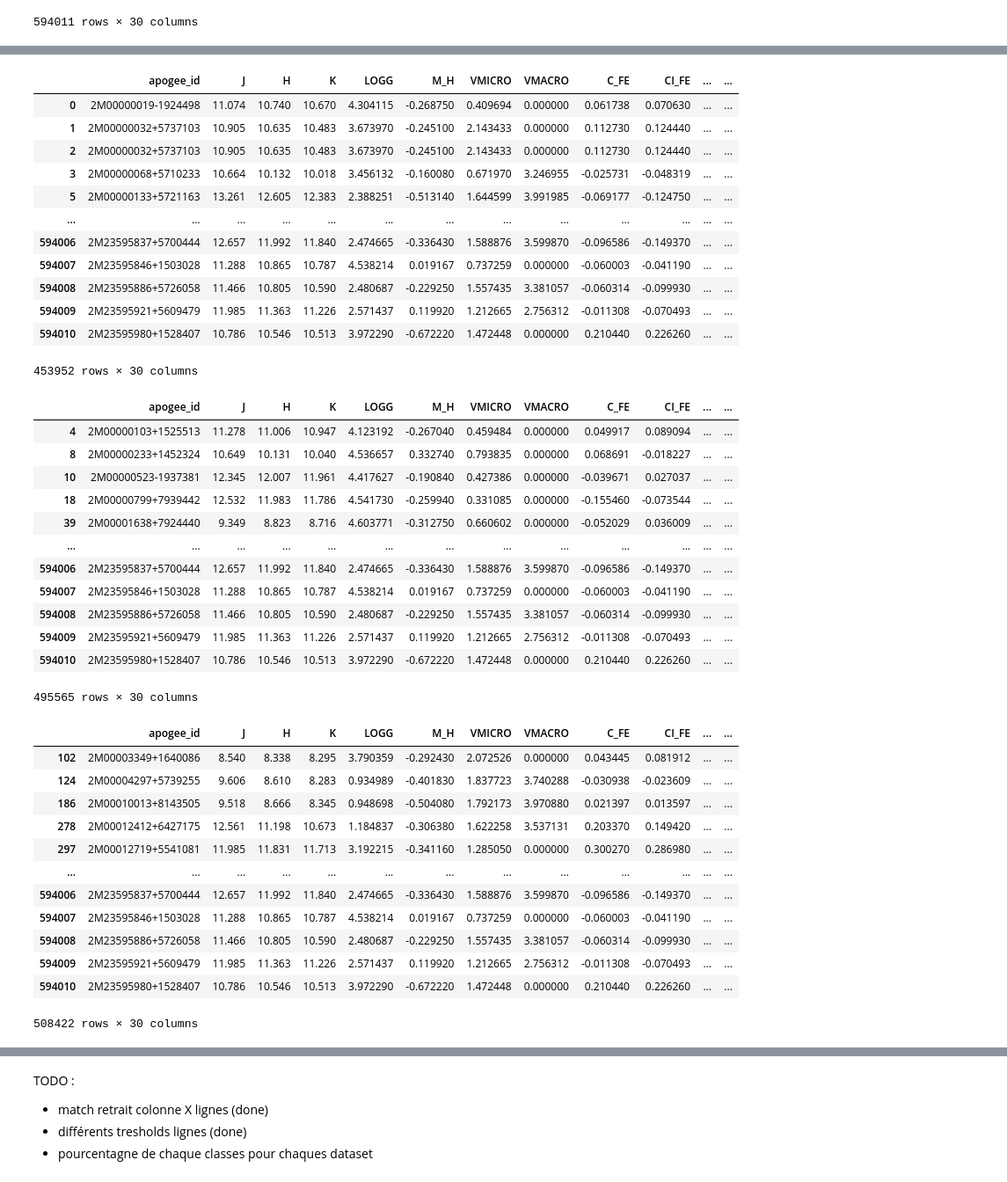
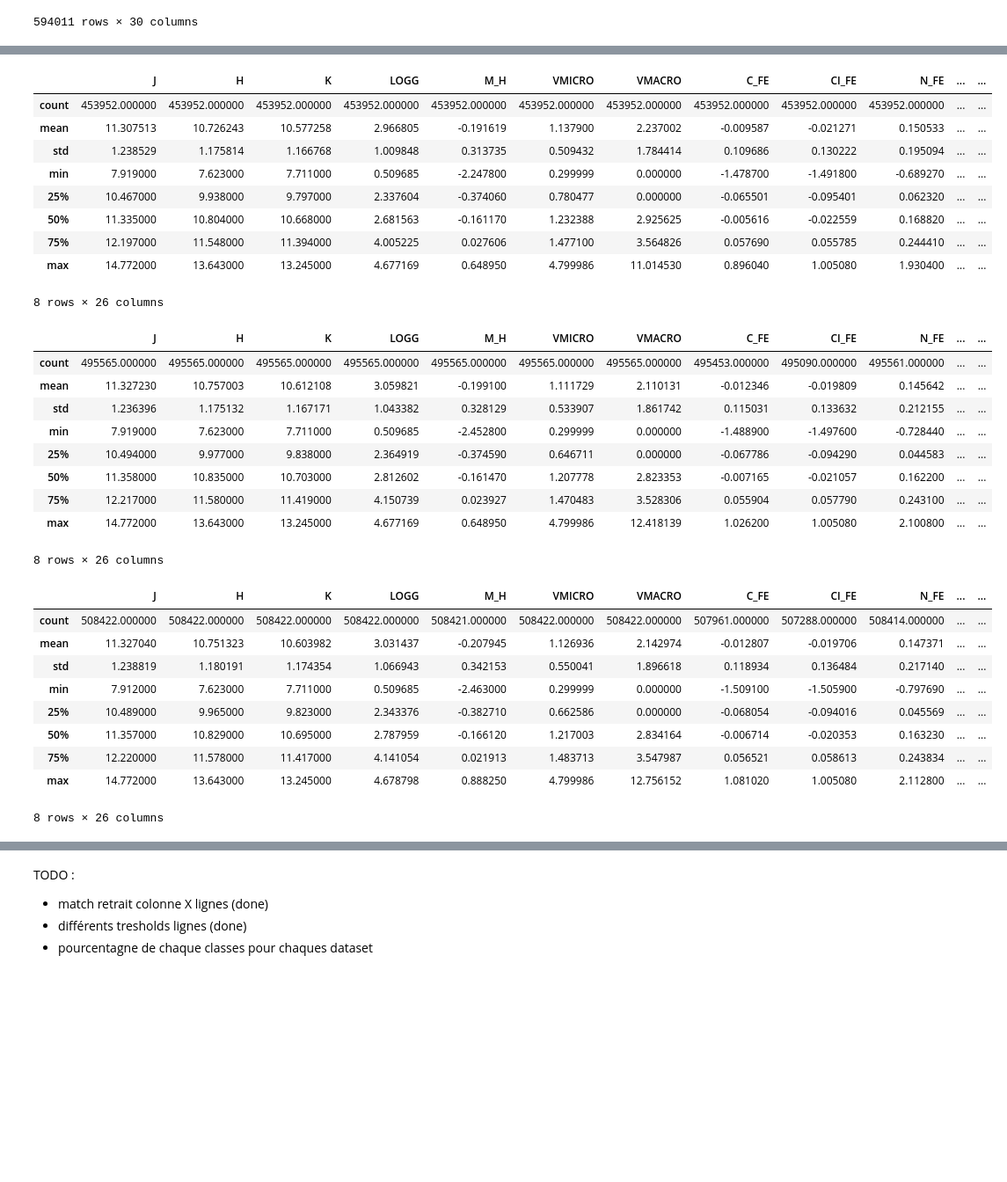
Before and after one commit to astrodeepnet/students-project-2024, a Jupyter notebook: Stats_Chemicals.ipynb, the cells around one changed output, grey strips where cells are left out. Shown at 88% size. Saved outputs shown, nothing was run; the diff lists cells and outputs as text; code cells hidden in the pictures; blank space fills up the shorter version.

```diff
--- a/Stats_Chemicals.ipynb
+++ b/Stats_Chemicals.ipynb
@@ -26,5 +26,5 @@ list(df_classes.columns)
  'class_lum_bins_logg',
  'class_lum_bins_jhk']
 # %%
-df_merged = pd.merge(df_classes, df, left_on='apogee_id', right_on='APOGEE_ID', how='inner')
+df = pd.merge(df_classes, df, left_on='apogee_id', right_on='APOGEE_ID', how='inner')
 # %%
@@ -46,5 +43,3 @@ df_merged
-# %%
-df = df_merged
 # %%
 physical_subset = df[["J", "H", "K","LOGG", "M_H", "VMICRO", "VMACRO", "VSINI"]]
 # %%
@@ -440,49 +422,40 @@ sample_3_miss = pd.concat([sample_3_miss, sample_2_miss])
 # %%
-sample_0_miss
+sample_0_miss.describe()
 # %% [output]
-|  | apogee_id | J | H | K | LOGG | M_H | VMICRO | VMACRO | C_FE | CI_FE | ... | ... |
-| 0 | 2M00000019-1924498 | 11.074 | 10.740 | 10.670 | 4.304115 | -0.268750 | 0.409694 | 0.000000 | 0.061738 | 0.070630 | ... | ... |
-| 1 | 2M00000032+5737103 | 10.905 | 10.635 | 10.483 | 3.673970 | -0.245100 | 2.143433 | 0.000000 | 0.112730 | 0.124440 | ... | ... |
-| 2 | 2M00000032+5737103 | 10.905 | 10.635 | 10.483 | 3.673970 | -0.245100 | 2.143433 | 0.000000 | 0.112730 | 0.124440 | ... | ... |
-| 3 | 2M00000068+5710233 | 10.664 | 10.132 | 10.018 | 3.456132 | -0.160080 | 0.671970 | 3.246955 | -0.025731 | -0.048319 | ... | ... |
-| 5 | 2M00000133+5721163 | 13.261 | 12.605 | 12.383 | 2.388251 | -0.513140 | 1.644599 | 3.991985 | -0.069177 | -0.124750 | ... | ... |
-| ... | ... | ... | ... | ... | ... | ... | ... | ... | ... | ... | ... | ... |
-| 594006 | 2M23595837+5700444 | 12.657 | 11.992 | 11.840 | 2.474665 | -0.336430 | 1.588876 | 3.599870 | -0.096586 | -0.149370 | ... | ... |
-| 594007 | 2M23595846+1503028 | 11.288 | 10.865 | 10.787 | 4.538214 | 0.019167 | 0.737259 | 0.000000 | -0.060003 | -0.041190 | ... | ... |
-| 594008 | 2M23595886+5726058 | 11.466 | 10.805 | 10.590 | 2.480687 | -0.229250 | 1.557435 | 3.381057 | -0.060314 | -0.099930 | ... | ... |
-| 594009 | 2M23595921+5609479 | 11.985 | 11.363 | 11.226 | 2.571437 | 0.119920 | 1.212665 | 2.756312 | -0.011308 | -0.070493 | ... | ... |
-| 594010 | 2M23595980+1528407 | 10.786 | 10.546 | 10.513 | 3.972290 | -0.672220 | 1.472448 | 0.000000 | 0.210440 | 0.226260 | ... | ... |
+|  | J | H | K | LOGG | M_H | VMICRO | VMACRO | C_FE | CI_FE | N_FE | ... | ... |
+| count | 453952.000000 | 453952.000000 | 453952.000000 | 453952.000000 | 453952.000000 | 453952.000000 | 453952.000000 | 453952.000000 | 453952.000000 | 453952.000000 | ... | ... |
+| mean | 11.307513 | 10.726243 | 10.577258 | 2.966805 | -0.191619 | 1.137900 | 2.237002 | -0.009587 | -0.021271 | 0.150533 | ... | ... |
+| std | 1.238529 | 1.175814 | 1.166768 | 1.009848 | 0.313735 | 0.509432 | 1.784414 | 0.109686 | 0.130222 | 0.195094 | ... | ... |
+| min | 7.919000 | 7.623000 | 7.711000 | 0.509685 | -2.247800 | 0.299999 | 0.000000 | -1.478700 | -1.491800 | -0.689270 | ... | ... |
+| 25% | 10.467000 | 9.938000 | 9.797000 | 2.337604 | -0.374060 | 0.780477 | 0.000000 | -0.065501 | -0.095401 | 0.062320 | ... | ... |
+| 50% | 11.335000 | 10.804000 | 10.668000 | 2.681563 | -0.161170 | 1.232388 | 2.925625 | -0.005616 | -0.022559 | 0.168820 | ... | ... |
+| 75% | 12.197000 | 11.548000 | 11.394000 | 4.005225 | 0.027606 | 1.477100 | 3.564826 | 0.057690 | 0.055785 | 0.244410 | ... | ... |
+| max | 14.772000 | 13.643000 | 13.245000 | 4.677169 | 0.648950 | 4.799986 | 11.014530 | 0.896040 | 1.005080 | 1.930400 | ... | ... |
-453952 rows × 30 columns
+8 rows × 26 columns
 # %%
-sample_1_miss
+sample_1_miss.describe()
 # %% [output]
-|  | apogee_id | J | H | K | LOGG | M_H | VMICRO | VMACRO | C_FE | CI_FE | ... | ... |
-| 4 | 2M00000103+1525513 | 11.278 | 11.006 | 10.947 | 4.123192 | -0.267040 | 0.459484 | 0.000000 | 0.049917 | 0.089094 | ... | ... |
-| 8 | 2M00000233+1452324 | 10.649 | 10.131 | 10.040 | 4.536657 | 0.332740 | 0.793835 | 0.000000 | 0.068691 | -0.018227 | ... | ... |
-| 10 | 2M00000523-1937381 | 12.345 | 12.007 | 11.961 | 4.417627 | -0.190840 | 0.427386 | 0.000000 | -0.039671 | 0.027037 | ... | ... |
-| 18 | 2M00000799+7939442 | 12.532 | 11.983 | 11.786 | 4.541730 | -0.259940 | 0.331085 | 0.000000 | -0.155460 | -0.073544 | ... | ... |
-| 39 | 2M00001638+7924440 | 9.349 | 8.823 | 8.716 | 4.603771 | -0.312750 | 0.660602 | 0.000000 | -0.052029 | 0.036009 | ... | ... |
-| ... | ... | ... | ... | ... | ... | ... | ... | ... | ... | ... | ... | ... |
-| 594006 | 2M23595837+5700444 | 12.657 | 11.992 | 11.840 | 2.474665 | -0.336430 | 1.588876 | 3.599870 | -0.096586 | -0.149370 | ... | ... |
-| 594007 | 2M23595846+1503028 | 11.288 | 10.865 | 10.787 | 4.538214 | 0.019167 | 0.737259 | 0.000000 | -0.060003 | -0.041190 | ... | ... |
-| 594008 | 2M23595886+5726058 | 11.466 | 10.805 | 10.590 | 2.480687 | -0.229250 | 1.557435 | 3.381057 | -0.060314 | -0.099930 | ... | ... |
-| 594009 | 2M23595921+5609479 | 11.985 | 11.363 | 11.226 | 2.571437 | 0.119920 | 1.212665 | 2.756312 | -0.011308 | -0.070493 | ... | ... |
-| 594010 | 2M23595980+1528407 | 10.786 | 10.546 | 10.513 | 3.972290 | -0.672220 | 1.472448 | 0.000000 | 0.210440 | 0.226260 | ... | ... |
+|  | J | H | K | LOGG | M_H | VMICRO | VMACRO | C_FE | CI_FE | N_FE | ... | ... |
+| count | 495565.000000 | 495565.000000 | 495565.000000 | 495565.000000 | 495565.000000 | 495565.000000 | 495565.000000 | 495453.000000 | 495090.000000 | 495561.000000 | ... | ... |
+| mean | 11.327230 | 10.757003 | 10.612108 | 3.059821 | -0.199100 | 1.111729 | 2.110131 | -0.012346 | -0.019809 | 0.145642 | ... | ... |
+| std | 1.236396 | 1.175132 | 1.167171 | 1.043382 | 0.328129 | 0.533907 | 1.861742 | 0.115031 | 0.133632 | 0.212155 | ... | ... |
+| min | 7.919000 | 7.623000 | 7.711000 | 0.509685 | -2.452800 | 0.299999 | 0.000000 | -1.488900 | -1.497600 | -0.728440 | ... | ... |
+| 25% | 10.494000 | 9.977000 | 9.838000 | 2.364919 | -0.374590 | 0.646711 | 0.000000 | -0.067786 | -0.094290 | 0.044583 | ... | ... |
+| 50% | 11.358000 | 10.835000 | 10.703000 | 2.812602 | -0.161470 | 1.207778 | 2.823353 | -0.007165 | -0.021057 | 0.162200 | ... | ... |
+| 75% | 12.217000 | 11.580000 | 11.419000 | 4.150739 | 0.023927 | 1.470483 | 3.528306 | 0.055904 | 0.057790 | 0.243100 | ... | ... |
+| max | 14.772000 | 13.643000 | 13.245000 | 4.677169 | 0.648950 | 4.799986 | 12.418139 | 1.026200 | 1.005080 | 2.100800 | ... | ... |
-495565 rows × 30 columns
+8 rows × 26 columns
 # %%
-sample_2_miss
+sample_2_miss.describe()
 # %% [output]
-|  | apogee_id | J | H | K | LOGG | M_H | VMICRO | VMACRO | C_FE | CI_FE | ... | ... |
-| 102 | 2M00003349+1640086 | 8.540 | 8.338 | 8.295 | 3.790359 | -0.292430 | 2.072526 | 0.000000 | 0.043445 | 0.081912 | ... | ... |
-| 124 | 2M00004297+5739255 | 9.606 | 8.610 | 8.283 | 0.934989 | -0.401830 | 1.837723 | 3.740288 | -0.030938 | -0.023609 | ... | ... |
-| 186 | 2M00010013+8143505 | 9.518 | 8.666 | 8.345 | 0.948698 | -0.504080 | 1.792173 | 3.970880 | 0.021397 | 0.013597 | ... | ... |
-| 278 | 2M00012412+6427175 | 12.561 | 11.198 | 10.673 | 1.184837 | -0.306380 | 1.622258 | 3.537131 | 0.203370 | 0.149420 | ... | ... |
-| 297 | 2M00012719+5541081 | 11.985 | 11.831 | 11.713 | 3.192215 | -0.341160 | 1.285050 | 0.000000 | 0.300270 | 0.286980 | ... | ... |
-| ... | ... | ... | ... | ... | ... | ... | ... | ... | ... | ... | ... | ... |
-| 594006 | 2M23595837+5700444 | 12.657 | 11.992 | 11.840 | 2.474665 | -0.336430 | 1.588876 | 3.599870 | -0.096586 | -0.149370 | ... | ... |
-| 594007 | 2M23595846+1503028 | 11.288 | 10.865 | 10.787 | 4.538214 | 0.019167 | 0.737259 | 0.000000 | -0.060003 | -0.041190 | ... | ... |
-| 594008 | 2M23595886+5726058 | 11.466 | 10.805 | 10.590 | 2.480687 | -0.229250 | 1.557435 | 3.381057 | -0.060314 | -0.099930 | ... | ... |
-| 594009 | 2M23595921+5609479 | 11.985 | 11.363 | 11.226 | 2.571437 | 0.119920 | 1.212665 | 2.756312 | -0.011308 | -0.070493 | ... | ... |
-| 594010 | 2M23595980+1528407 | 10.786 | 10.546 | 10.513 | 3.972290 | -0.672220 | 1.472448 | 0.000000 | 0.210440 | 0.226260 | ... | ... |
+|  | J | H | K | LOGG | M_H | VMICRO | VMACRO | C_FE | CI_FE | N_FE | ... | ... |
+| count | 508422.000000 | 508422.000000 | 508422.000000 | 508422.000000 | 508421.000000 | 508422.000000 | 508422.000000 | 507961.000000 | 507288.000000 | 508414.000000 | ... | ... |
+| mean | 11.327040 | 10.751323 | 10.603982 | 3.031437 | -0.207945 | 1.126936 | 2.142974 | -0.012807 | -0.019706 | 0.147371 | ... | ... |
+| std | 1.238819 | 1.180191 | 1.174354 | 1.066943 | 0.342153 | 0.550041 | 1.896618 | 0.118934 | 0.136484 | 0.217140 | ... | ... |
+| min | 7.912000 | 7.623000 | 7.711000 | 0.509685 | -2.463000 | 0.299999 | 0.000000 | -1.509100 | -1.505900 | -0.797690 | ... | ... |
+| 25% | 10.489000 | 9.965000 | 9.823000 | 2.343376 | -0.382710 | 0.662586 | 0.000000 | -0.068054 | -0.094016 | 0.045569 | ... | ... |
+| 50% | 11.357000 | 10.829000 | 10.695000 | 2.787959 | -0.166120 | 1.217003 | 2.834164 | -0.006714 | -0.020353 | 0.163230 | ... | ... |
+| 75% | 12.220000 | 11.578000 | 11.417000 | 4.141054 | 0.021913 | 1.483713 | 3.547987 | 0.056521 | 0.058613 | 0.243834 | ... | ... |
+| max | 14.772000 | 13.643000 | 13.245000 | 4.678798 | 0.888250 | 4.799986 | 12.756152 | 1.081020 | 1.005080 | 2.112800 | ... | ... |
-508422 rows × 30 columns
+8 rows × 26 columns
 # %%
```
Also changed, not shown: parts of 21 cells of this notebook.
